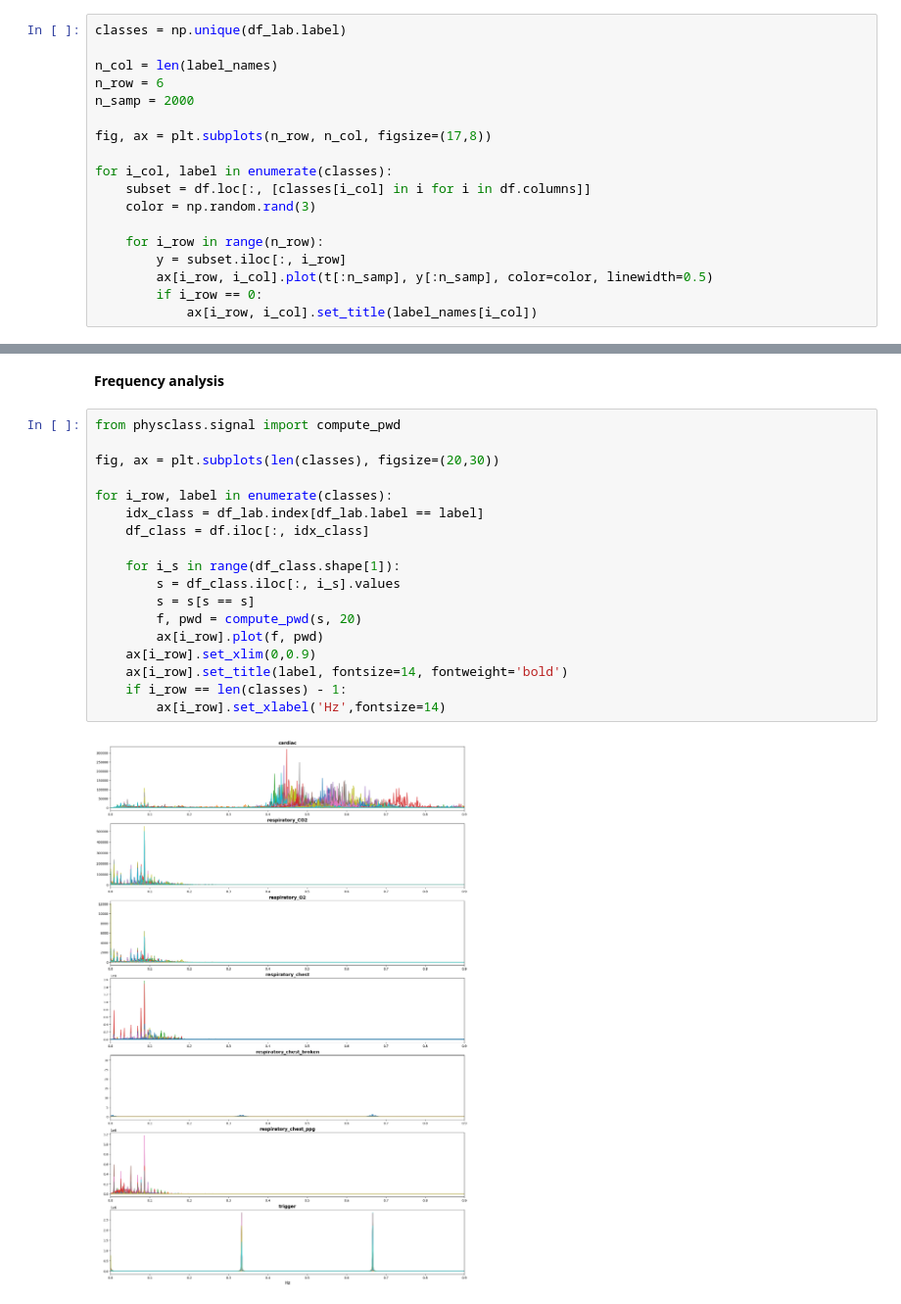
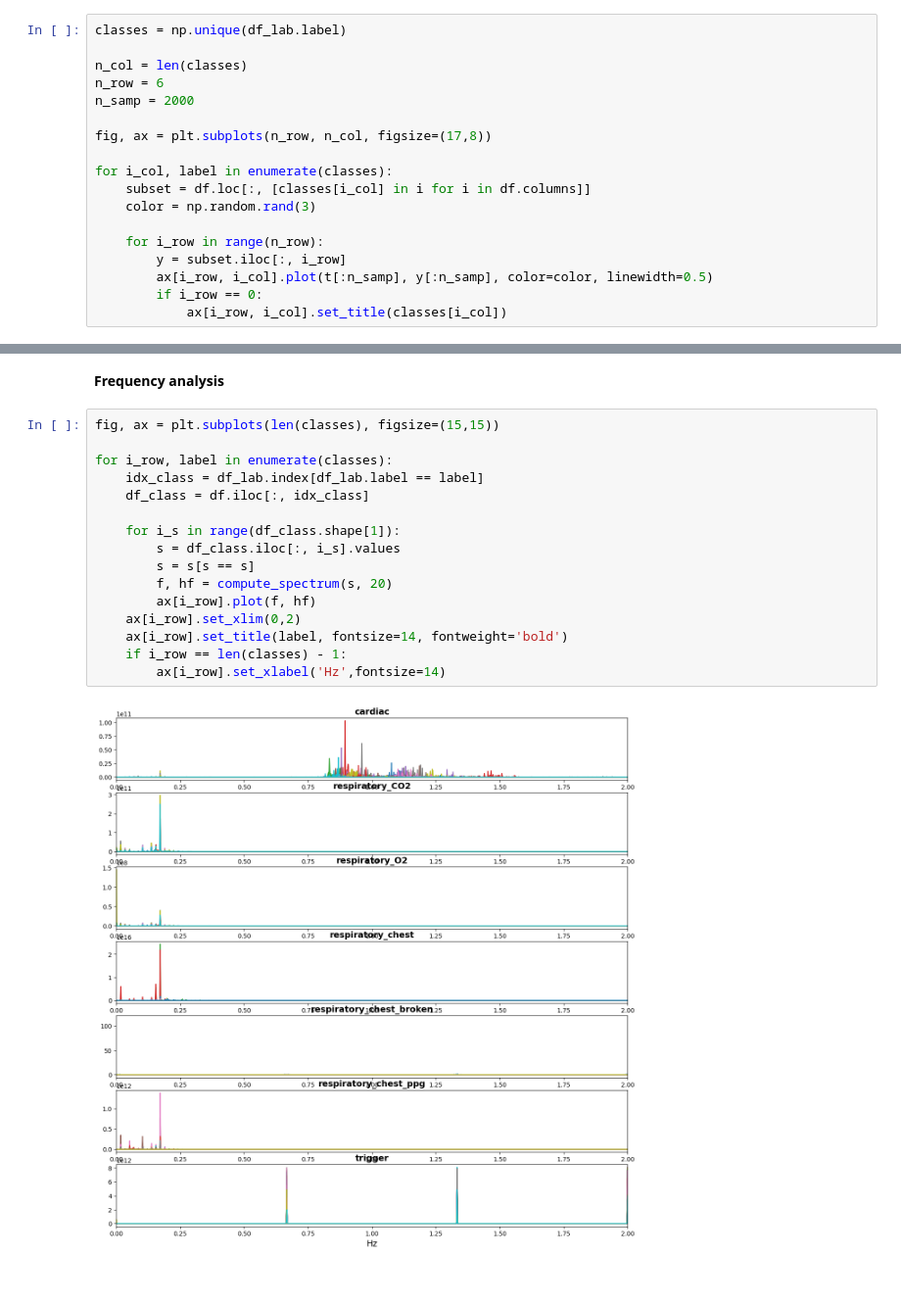
Before and after one commit to drombas/BHD-physiological-classification, a Jupyter notebook: notebooks/eda.ipynb, the cells around one changed output, grey strips where cells are left out. Shown at 98% size. Cells and saved outputs as stored; diff of their text form.

```diff
--- a/notebooks/eda.ipynb
+++ b/notebooks/eda.ipynb
@@ -68,7 +70,7 @@ ax.plot(t[:1000], y[:1000], linewidth=0.5)
 # %%
 classes = np.unique(df_lab.label)
 
-n_col = len(label_names)
+n_col = len(classes)
 n_row = 6
 n_samp = 2000
 
@@ -82,5 +84,5 @@ for i_col, label in enumerate(classes):
         y = subset.iloc[:, i_row]
         ax[i_row, i_col].plot(t[:n_samp], y[:n_samp], color=color, linewidth=0.5)
         if i_row == 0:
-            ax[i_row, i_col].set_title(label_names[i_col])
+            ax[i_row, i_col].set_title(classes[i_col])
 # %% [output]
@@ -143,22 +124,20 @@ Text(0, 0.5, 'std')
 # %% [markdown]
 **Frequency analysis**
 # %%
-from physclass.signal import compute_pwd
-
-fig, ax = plt.subplots(len(classes), figsize=(20,30))
+fig, ax = plt.subplots(len(classes), figsize=(15,15))
 
 for i_row, label in enumerate(classes):
     idx_class = df_lab.index[df_lab.label == label]
     df_class = df.iloc[:, idx_class]
 
     for i_s in range(df_class.shape[1]):
         s = df_class.iloc[:, i_s].values
         s = s[s == s]
-        f, pwd = compute_pwd(s, 20)
-        ax[i_row].plot(f, pwd)
-    ax[i_row].set_xlim(0,0.9)
+        f, hf = compute_spectrum(s, 20)
+        ax[i_row].plot(f, hf)
+    ax[i_row].set_xlim(0,2)
     ax[i_row].set_title(label, fontsize=14, fontweight='bold')
     if i_row == len(classes) - 1:
         ax[i_row].set_xlabel('Hz',fontsize=14)
 # %% [output]
-[figure, old version]
+[figure, new version]
```
Also changed, not shown: parts of 5 cells of this notebook, 2 other files.
